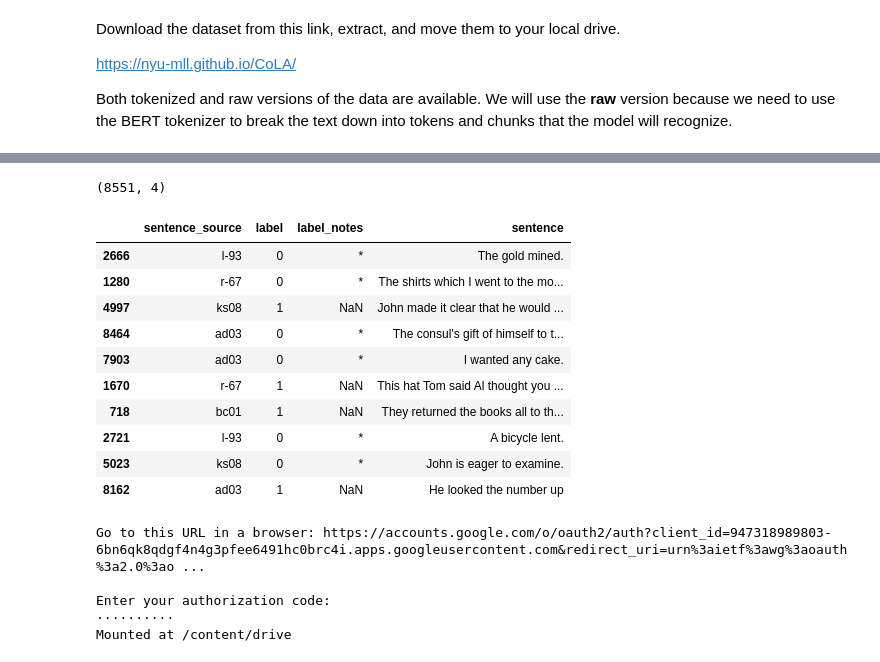
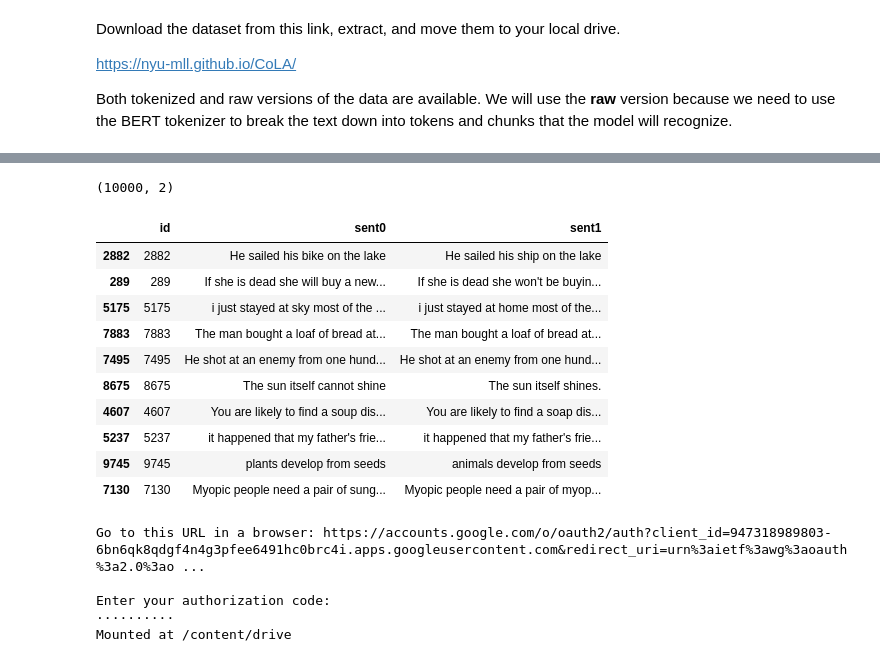
Before and after one commit to tsajed/bert-ft-classification, a Jupyter notebook: BERT_Fine_Tuning_Common_Sense.ipynb, the cells around one changed output, grey strips where cells are left out. Saved outputs shown, nothing was run; the diff lists cells and outputs as text; code cells hidden in the pictures.

```diff
--- a/BERT_Fine_Tuning_Common_Sense.ipynb
+++ b/BERT_Fine_Tuning_Common_Sense.ipynb
@@ -138,21 +135,24 @@ df = pd.read_csv("in_domain_train.tsv", delimiter='\t', header=None, names=['sen
+# %%
+data_df = pd.read_csv("subtaskA_data_all.csv", delimiter=',')
+answers_df = pd.read_csv("subtaskA_answers_all.csv", delimiter=',', header=None)
 # %%
-df.shape
+answers_df.shape
 # %% [output]
-(8551, 4)
+(10000, 2)
 # %%
-df.sample(10)
+data_df.sample(10)
 # %% [output]
-|  | sentence_source | label | label_notes | sentence |
-| 2666 | l-93 | 0 | * | The gold mined. |
-| 1280 | r-67 | 0 | * | The shirts which I went to the mo... |
-| 4997 | ks08 | 1 | NaN | John made it clear that he would ... |
-| 8464 | ad03 | 0 | * | The consul's gift of himself to t... |
-| 7903 | ad03 | 0 | * | I wanted any cake. |
-| 1670 | r-67 | 1 | NaN | This hat Tom said Al thought you ... |
-| 718 | bc01 | 1 | NaN | They returned the books all to th... |
-| 2721 | l-93 | 0 | * | A bicycle lent. |
-| 5023 | ks08 | 0 | * | John is eager to examine. |
-| 8162 | ad03 | 1 | NaN | He looked the number up |
+|  | id | sent0 | sent1 |
+| 2882 | 2882 | He sailed his bike on the lake | He sailed his ship on the lake |
+| 289 | 289 | If she is dead she will buy a new... | If she is dead she won't be buyin... |
+| 5175 | 5175 | i just stayed at sky most of the ... | i just stayed at home most of the... |
+| 7883 | 7883 | The man bought a loaf of bread at... | The man bought a loaf of bread at... |
+| 7495 | 7495 | He shot at an enemy from one hund... | He shot at an enemy from one hund... |
+| 8675 | 8675 | The sun itself cannot shine | The sun itself shines. |
+| 4607 | 4607 | You are likely to find a soup dis... | You are likely to find a soap dis... |
+| 5237 | 5237 | it happened that my father's frie... | it happened that my father's frie... |
+| 9745 | 9745 | plants develop from seeds | animals develop from seeds |
+| 7130 | 7130 | Myopic people need a pair of sung... | Myopic people need a pair of myop... |
 # %%
 from google.colab import drive
 drive.mount('/content/drive')
```
Also changed, not shown: parts of 15 cells of this notebook.
